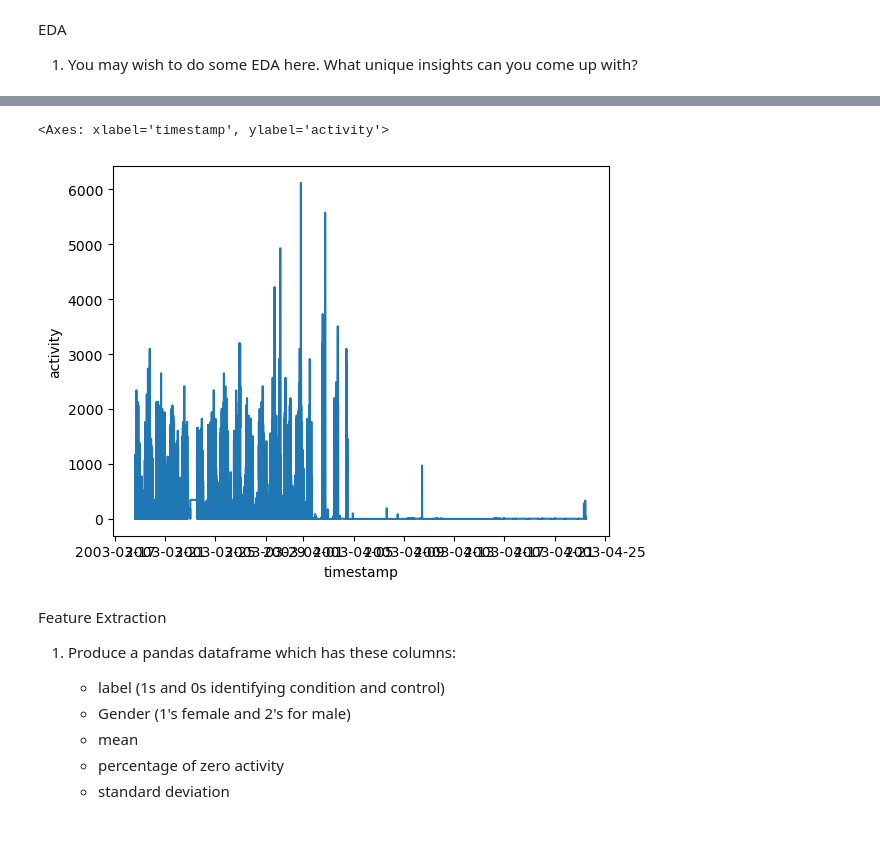
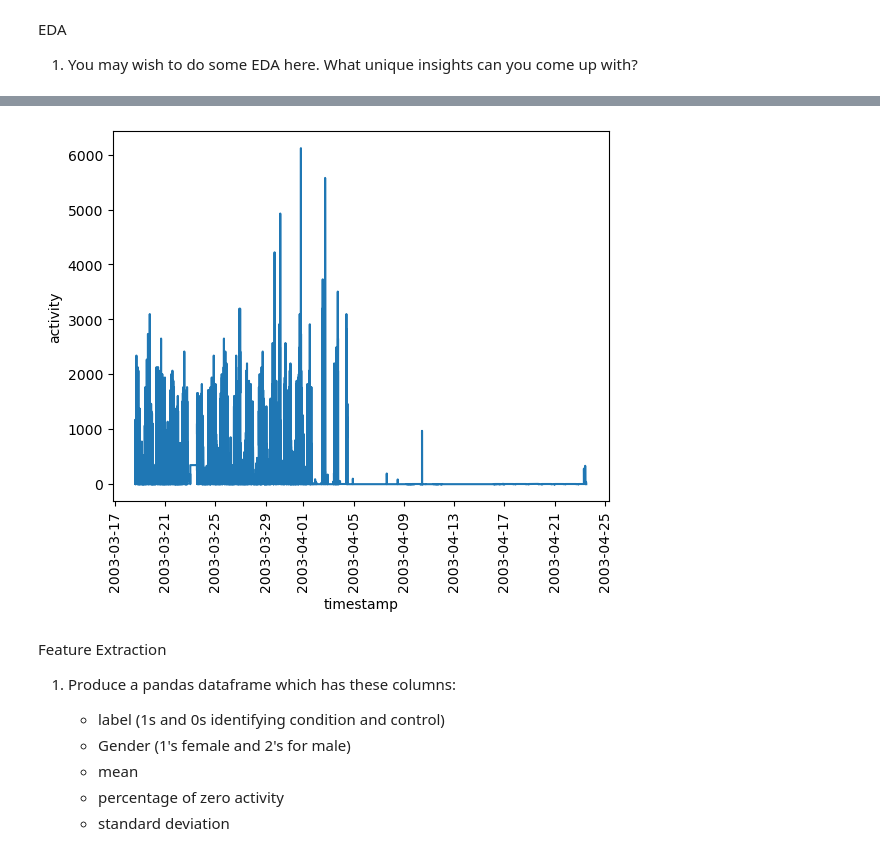
Before and after one commit to zoonalink/IGP-5, a Jupyter notebook: Tom/group base model (Tom).ipynb, the cells around one changed output, grey strips where cells are left out. Drawn from its saved outputs; the diff is of its cells as text; code cells hidden in the pictures.

```diff
--- a/Tom/group base model (Tom).ipynb
+++ b/Tom/group base model (Tom).ipynb
@@ -210,8 +219,9 @@ EDA
 # %%
 sns.lineplot(data = control_1, x='timestamp', y='activity')
+plt.xticks(rotation =90)
+plt.show()
 # %% [output]
-<Axes: xlabel='timestamp', ylabel='activity'>
-[figure, old version]
+[figure, new version]
 # %% [markdown]
 Feature Extraction
 
```
Also changed, not shown: parts of 8 cells of this notebook.
